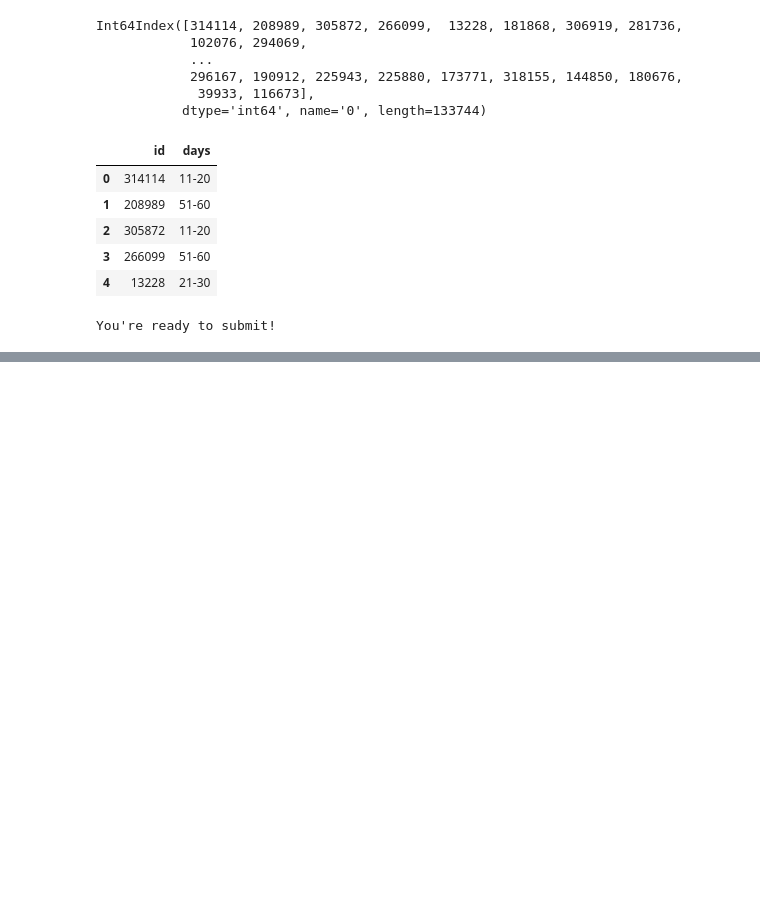
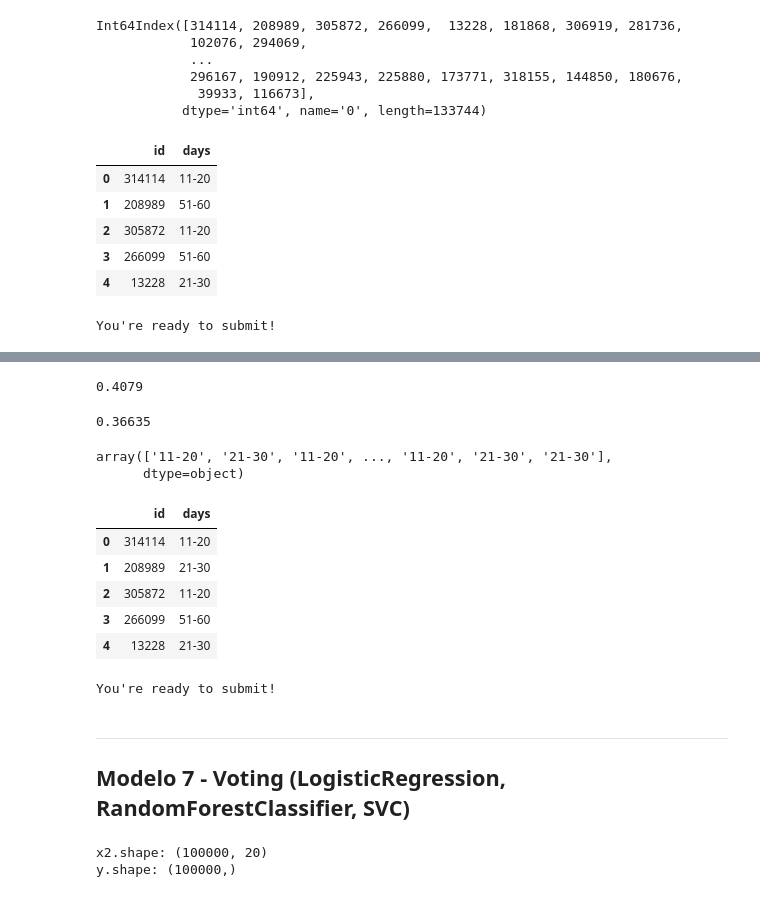
Before and after one commit to leo90rc/Leonardo.DataScience, a Jupyter notebook: Competicion_Kaggle/how-long-would-you-stay-data-ft-apr-2021/HowLongWouldYouStay.ipynb, the cells around one changed output, grey strips where cells are left out. Cells and saved outputs as stored; diff of their text form; code cells hidden in the pictures; blank space fills up the shorter version.

```diff
--- a/Competicion_Kaggle/how-long-would-you-stay-data-ft-apr-2021/HowLongWouldYouStay.ipynb
+++ b/Competicion_Kaggle/how-long-would-you-stay-data-ft-apr-2021/HowLongWouldYouStay.ipynb
@@ -1160,0 +1578,2 @@ You're ready to submit!
+# %%
+modelo6.fit(x_train, y_train)
@@ -1160,0 +1598,2 @@ You're ready to submit!
+# %%
+modelo6.fit(x2, y)
@@ -1160,0 +1612,44 @@ You're ready to submit!
+# %%
+y_pred_total = modelo6.predict(x2)
+accuracy_score(y, y_pred_total)
+# %% [output]
+0.4079
+# %%
+accuracy_score(y_test, y_pred_test)
+# %% [output]
+0.36635
+# %%
+y_prediccion_submit = modelo6.predict(x_conjunto_test)
+# %%
+y_submit = leTARGET.inverse_transform(y_prediccion_submit)
+# %%
+y_submit
+# %% [output]
+array(['11-20', '21-30', '11-20', ..., '11-20', '21-30', '21-30'],
+      dtype=object)
+# %%
+submission6 = pd.DataFrame({"id": dftest_opcion2.index, "days": y_submit})
+submission6.head()
+# %% [output]
+|  | id | days |
+| 0 | 314114 | 11-20 |
+| 1 | 208989 | 21-30 |
+| 2 | 305872 | 11-20 |
+| 3 | 266099 | 51-60 |
+| 4 | 13228 | 21-30 |
+# %%
+chequeator(submission6, 6)
+# %% [output]
+You're ready to submit!
+# %% [markdown]
+---
+## Modelo 7 - Voting (LogisticRegression, RandomForestClassifier, SVC)
+# %%
+x2 = np.array(dftrain_opcion2.drop(['17'], axis=1))
+print('x2.shape:', x2.shape)
+y = np.array(dftrain_opcion1['17'])
+print('y.shape:', y.shape)
+x_train, x_test, y_train, y_test = train_test_split(x2, y, test_size=0.2, random_state=42)
+# %% [output]
+x2.shape: (100000, 20)
+y.shape: (100000,)
```
Also changed, not shown: parts of 88 cells of this notebook, 7 other files.
